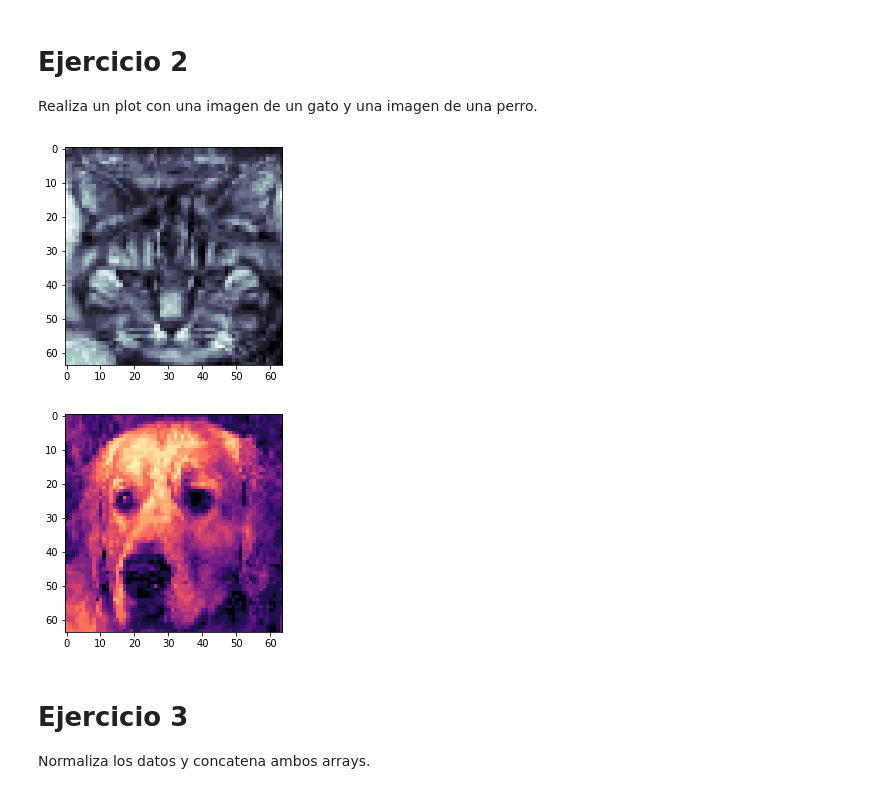
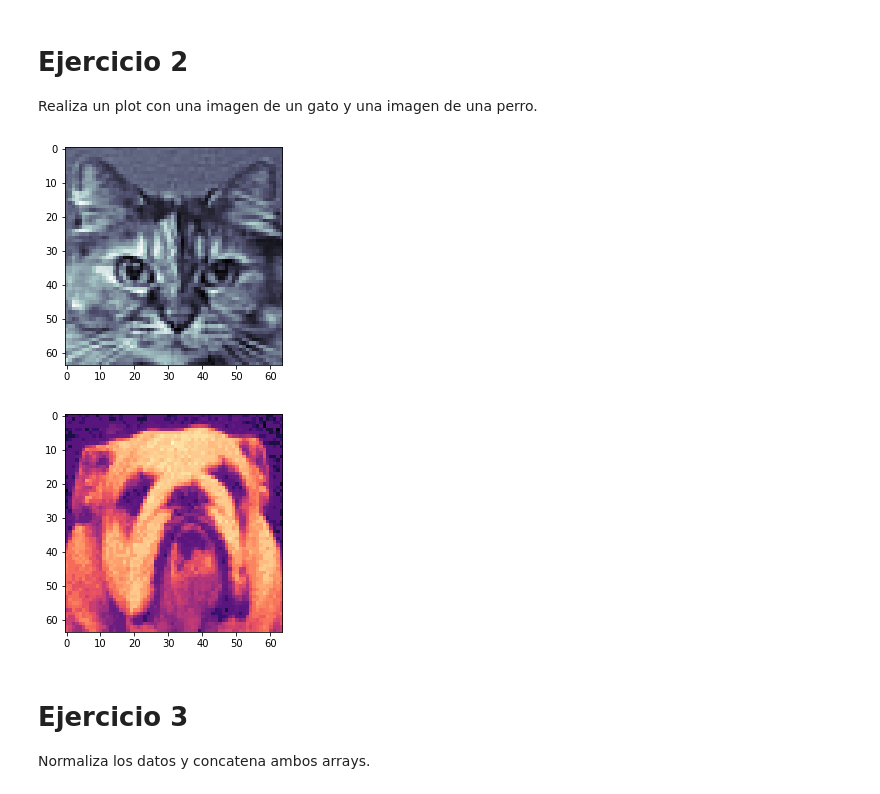
Before and after one commit to YonatanRA/ds_tb_part_21_09, a Jupyter notebook: 02-Data_Analysis/ejercicios/soluciones/11 - Solucion Ejercicio PCA.ipynb, the cells around one changed output. Cells and saved outputs as stored; diff of their text form; code cells hidden in the pictures.

```diff
--- a/02-Data_Analysis/ejercicios/soluciones/11 - Solucion Ejercicio PCA.ipynb
+++ b/02-Data_Analysis/ejercicios/soluciones/11 - Solucion Ejercicio PCA.ipynb
@@ -47,15 +37,15 @@ Realiza un plot con una imagen de un gato y una imagen de una perro.
 # %%
 fig, ax=plt.subplots()
 
-ax.imshow(cats[:,30].reshape(64, 64).T, cmap=plt.cm.bone);
+ax.imshow(cats[:,79].reshape(64, 64).T, cmap='bone');
 # %% [output]
-[figure, old version]
+[figure, new version]
 # %%
 fig, ax=plt.subplots()
 
-ax.imshow(dogs[:,8].reshape(64, 64).T, cmap='magma');
+ax.imshow(dogs[:,78].reshape(64, 64).T, cmap='magma');
 # %% [output]
-[figure, old version]
+[figure, new version]
 # %% [markdown]
 # Ejercicio 3
 
```
Also changed, not shown: parts of 5 cells of this notebook.
